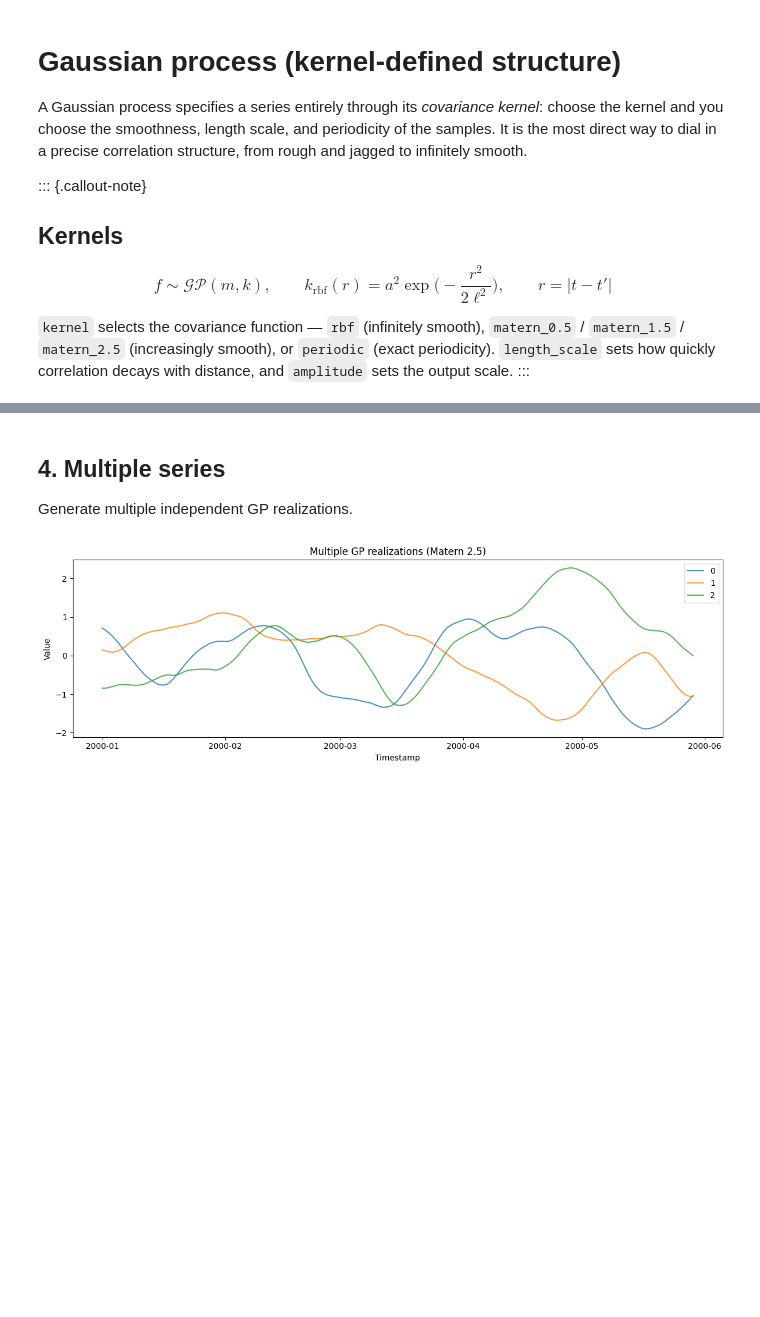
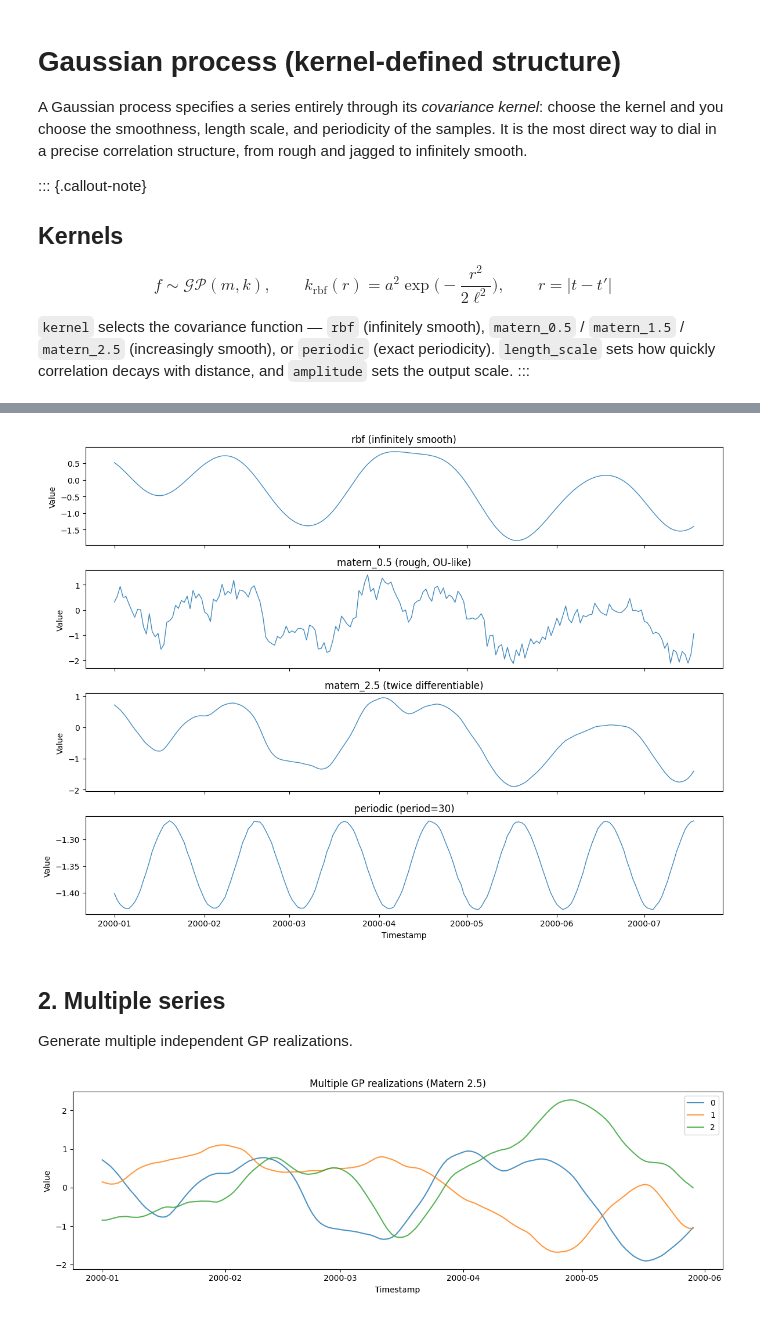
Before and after one commit to Nixtla/synforecast, a Jupyter notebook: nbs/docs/generators/multivariate/gaussian_process.ipynb, the cells around one changed output, grey strips where cells are left out. Drawn from its saved outputs; the diff is of its cells as text; code cells hidden in the pictures; blank space fills up the shorter version.

```diff
--- a/nbs/docs/generators/multivariate/gaussian_process.ipynb
+++ b/nbs/docs/generators/multivariate/gaussian_process.ipynb
@@ -96,19 +17,0 @@ The periodic kernel captures repeating patterns with a configurable period.
-# %%
-periodic_gen = GaussianProcessGenerator(engine="polars",
-    min_length=200,
-    max_length=200,
-    freq="D",
-    kernel="periodic",
-    length_scale=5.0,
-    period=30.0,
-    seed=42,
-)
-periodic_df = periodic_gen.generate(n_series=1)
-
-fig, ax = plt.subplots(figsize=(12, 4))
-ax.plot(periodic_df["ds"].to_list(), periodic_df["y"].to_list(), alpha=0.8)
-ax.set_xlabel("Timestamp")
-ax.set_ylabel("Value")
-ax.set_title("Periodic kernel GP (period=30 days)")
-plt.tight_layout()
-plt.show()
@@ -117,5 +22,41 @@ plt.show()
+# %%
+rbf_df = GaussianProcessGenerator(
+    engine="polars", min_length=200, max_length=200, freq="D",
+    kernel="rbf", length_scale=15.0, seed=42,
+).generate(n_series=1)
+
+rough_df = GaussianProcessGenerator(
+    engine="polars", min_length=200, max_length=200, freq="D",
+    kernel="matern_0.5", length_scale=15.0, seed=42,
+).generate(n_series=1)
+
+smooth_df = GaussianProcessGenerator(
+    engine="polars", min_length=200, max_length=200, freq="D",
+    kernel="matern_2.5", length_scale=15.0, seed=42,
+).generate(n_series=1)
+
+periodic_df = GaussianProcessGenerator(
+    engine="polars", min_length=200, max_length=200, freq="D",
+    kernel="periodic", length_scale=15.0, period=30.0, seed=42,
+).generate(n_series=1)
+
+panels = [
+    ("rbf (infinitely smooth)", rbf_df),
+    ("matern_0.5 (rough, OU-like)", rough_df),
+    ("matern_2.5 (twice differentiable)", smooth_df),
+    ("periodic (period=30)", periodic_df),
+]
+fig, axes = plt.subplots(4, 1, figsize=(12, 9), sharex=True)
+for ax, (label, df) in zip(axes, panels):
+    ax.plot(df["ds"].to_list(), df["y"].to_list(), alpha=0.85, linewidth=1)
+    ax.set(ylabel="Value", title=label)
+axes[-1].set_xlabel("Timestamp")
+plt.tight_layout()
+plt.show()
+# %% [output]
+[figure, added]
 # %% [markdown]
-## 4. Multiple series
+## 2. Multiple series
 
 Generate multiple independent GP realizations.
 # %%
```
Also changed, not shown: parts of 8 cells of this notebook, 13 other files.
